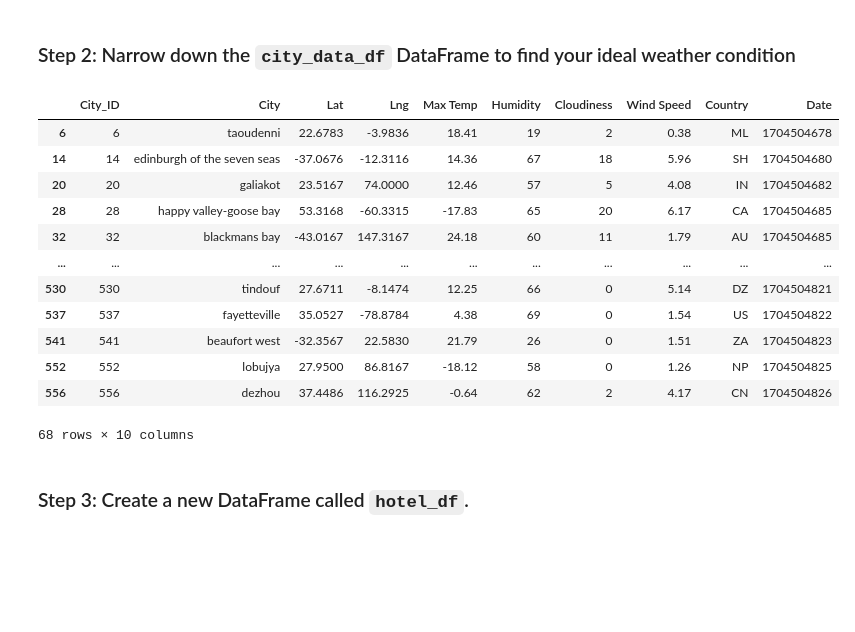
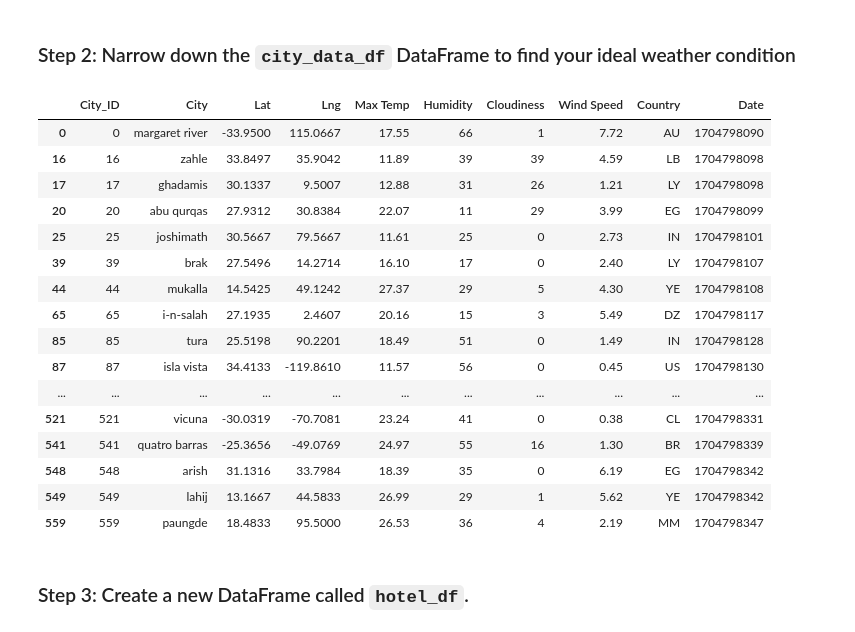
Before and after one commit to dofonik/python-api-challenge, a Jupyter notebook: WeatherPy/VacationPy.ipynb, the cells around one changed output. Cells and saved outputs as stored; diff of their text form; code cells hidden in the pictures; blank space fills up the shorter version.

```diff
--- a/WeatherPy/VacationPy.ipynb
+++ b/WeatherPy/VacationPy.ipynb
@@ -62,31 +69,36 @@ map_plot
 # %%
 # Narrow down cities that fit criteria and drop any results with null values
 ideal_weather_df = city_data_df.loc[
-    (city_data_df['Max Temp'] < 25) &
+    (city_data_df['Max Temp'] < 30) &
+    (city_data_df['Max Temp'] > 10) &
     (city_data_df['Humidity'] < 70) &
-    (city_data_df['Wind Speed'] < 10) &
-    (city_data_df['Cloudiness'] < 30)
+    (city_data_df['Wind Speed'] < 8) &
+    (city_data_df['Cloudiness'] < 40)
 ]
 
 # Drop any rows with null values
 ideal_weather_df = ideal_weather_df.dropna()
 
 # Display sample data
 ideal_weather_df
 # %% [output]
 |  | City_ID | City | Lat | Lng | Max Temp | Humidity | Cloudiness | Wind Speed | Country | Date |
-| 6 | 6 | taoudenni | 22.6783 | -3.9836 | 18.41 | 19 | 2 | 0.38 | ML | 1704504678 |
-| 14 | 14 | edinburgh of the seven seas | -37.0676 | -12.3116 | 14.36 | 67 | 18 | 5.96 | SH | 1704504680 |
-| 20 | 20 | galiakot | 23.5167 | 74.0000 | 12.46 | 57 | 5 | 4.08 | IN | 1704504682 |
-| 28 | 28 | happy valley-goose bay | 53.3168 | -60.3315 | -17.83 | 65 | 20 | 6.17 | CA | 1704504685 |
-| 32 | 32 | blackmans bay | -43.0167 | 147.3167 | 24.18 | 60 | 11 | 1.79 | AU | 1704504685 |
+| 0 | 0 | margaret river | -33.9500 | 115.0667 | 17.55 | 66 | 1 | 7.72 | AU | 1704798090 |
+| 16 | 16 | zahle | 33.8497 | 35.9042 | 11.89 | 39 | 39 | 4.59 | LB | 1704798098 |
+| 17 | 17 | ghadamis | 30.1337 | 9.5007 | 12.88 | 31 | 26 | 1.21 | LY | 1704798098 |
+| 20 | 20 | abu qurqas | 27.9312 | 30.8384 | 22.07 | 11 | 29 | 3.99 | EG | 1704798099 |
+| 25 | 25 | joshimath | 30.5667 | 79.5667 | 11.61 | 25 | 0 | 2.73 | IN | 1704798101 |
+| 39 | 39 | brak | 27.5496 | 14.2714 | 16.10 | 17 | 0 | 2.40 | LY | 1704798107 |
+| 44 | 44 | mukalla | 14.5425 | 49.1242 | 27.37 | 29 | 5 | 4.30 | YE | 1704798108 |
+| 65 | 65 | i-n-salah | 27.1935 | 2.4607 | 20.16 | 15 | 3 | 5.49 | DZ | 1704798117 |
+| 85 | 85 | tura | 25.5198 | 90.2201 | 18.49 | 51 | 0 | 1.49 | IN | 1704798128 |
+| 87 | 87 | isla vista | 34.4133 | -119.8610 | 11.57 | 56 | 0 | 0.45 | US | 1704798130 |
 | ... | ... | ... | ... | ... | ... | ... | ... | ... | ... | ... |
-| 530 | 530 | tindouf | 27.6711 | -8.1474 | 12.25 | 66 | 0 | 5.14 | DZ | 1704504821 |
-| 537 | 537 | fayetteville | 35.0527 | -78.8784 | 4.38 | 69 | 0 | 1.54 | US | 1704504822 |
-| 541 | 541 | beaufort west | -32.3567 | 22.5830 | 21.79 | 26 | 0 | 1.51 | ZA | 1704504823 |
-| 552 | 552 | lobujya | 27.9500 | 86.8167 | -18.12 | 58 | 0 | 1.26 | NP | 1704504825 |
-| 556 | 556 | dezhou | 37.4486 | 116.2925 | -0.64 | 62 | 2 | 4.17 | CN | 1704504826 |
+| 521 | 521 | vicuna | -30.0319 | -70.7081 | 23.24 | 41 | 0 | 0.38 | CL | 1704798331 |
+| 541 | 541 | quatro barras | -25.3656 | -49.0769 | 24.97 | 55 | 16 | 1.30 | BR | 1704798339 |
+| 548 | 548 | arish | 31.1316 | 33.7984 | 18.39 | 35 | 0 | 6.19 | EG | 1704798342 |
+| 549 | 549 | lahij | 13.1667 | 44.5833 | 26.99 | 29 | 1 | 5.62 | YE | 1704798342 |
+| 559 | 559 | paungde | 18.4833 | 95.5000 | 26.53 | 36 | 4 | 2.19 | MM | 1704798347 |
-68 rows × 10 columns
 # %% [markdown]
 ### Step 3: Create a new DataFrame called `hotel_df`.
 # %%
```
Also changed, not shown: parts of 6 cells of this notebook, 6 other files.
